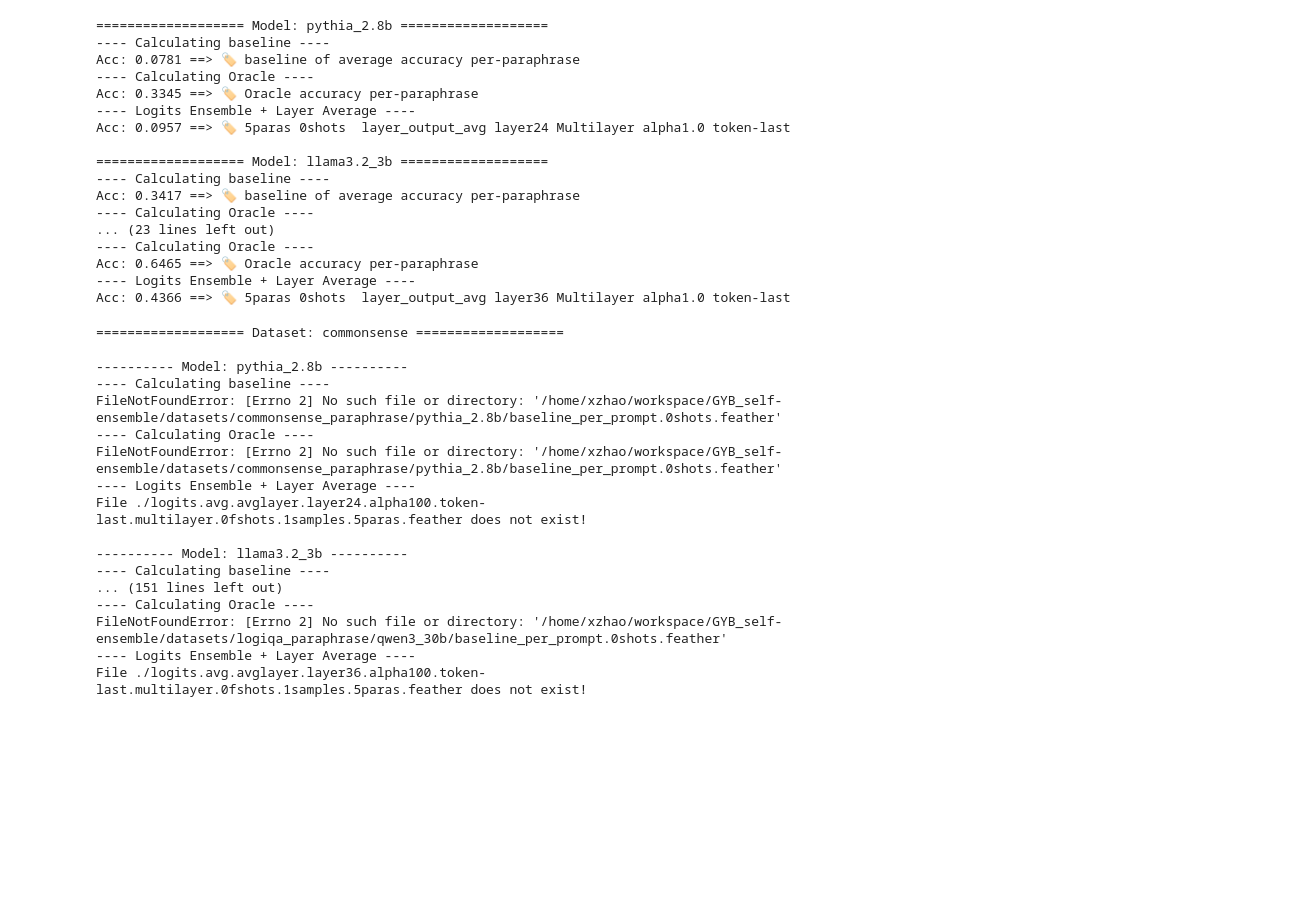
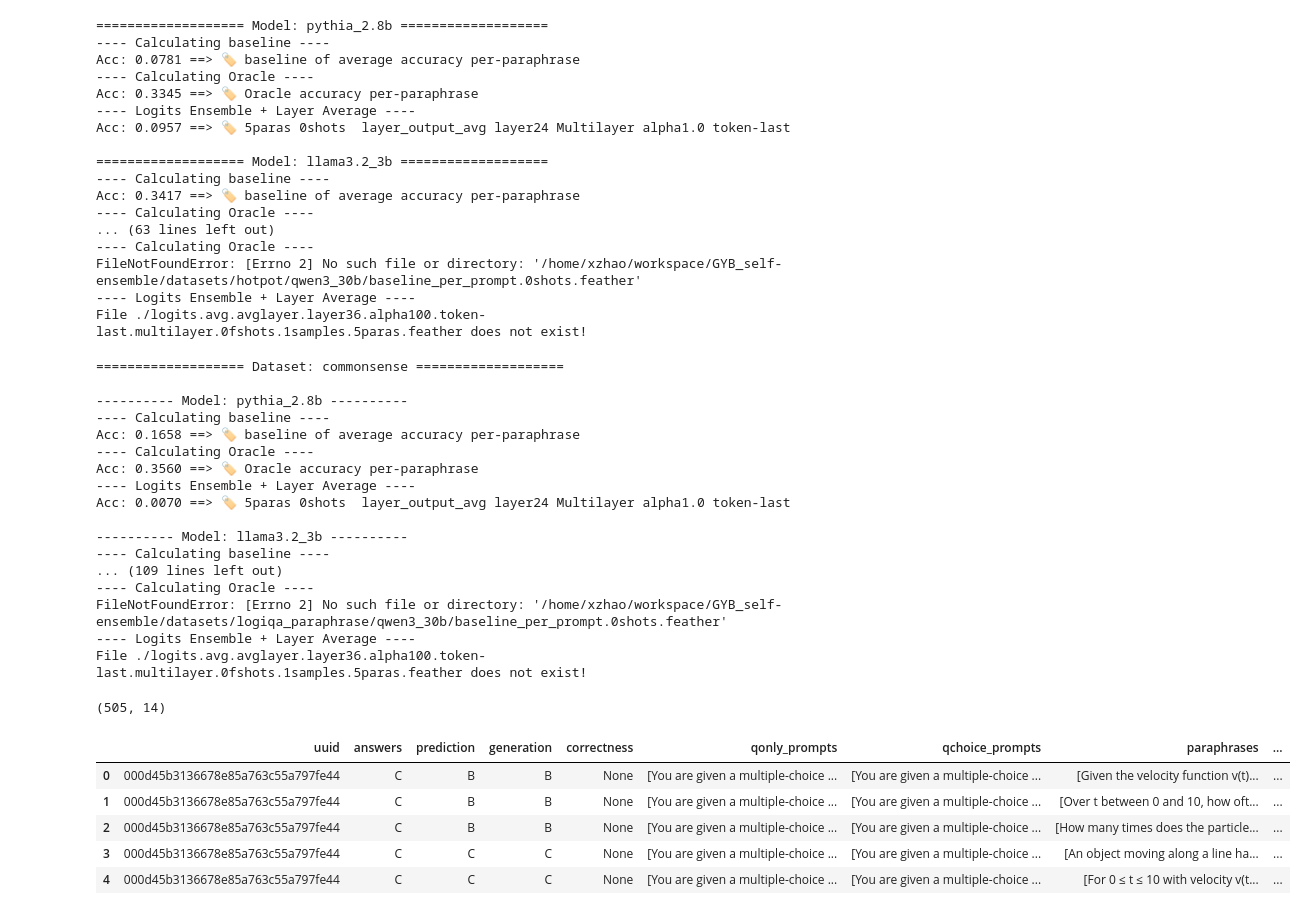
Before and after one commit to GuoYibo233/GYB_self-ensemble, a Jupyter notebook: notebooks/02_match_eval.ipynb, the cells around one changed output. Drawn from its saved outputs; the diff is of its cells as text; code cells hidden in the pictures; blank space fills up the shorter version.

```diff
--- a/notebooks/02_match_eval.ipynb
+++ b/notebooks/02_match_eval.ipynb
@@ -7,26 +7,26 @@ num_fewshots = 0
 dataset_root = "/home/xzhao/workspace/GYB_self-ensemble/datasets"
 all_models = ["pythia_2.8b", "llama3.2_3b", "qwen2.5_3b", "qwen3_4b", "qwen3_30b"]
 # %%
+ds_names = ["myriadlama", "hotpot"]
 
-ds_name = "myriadlama"
+for ds_name in ds_names:
+    for model_name in all_models:
+        print(f"\n=================== Model: {model_name} ===================")
+        dump_file_prefix = f"{dataset_root}/{ds_name}/{model_name}/{ds_name}."
+        print("---- Calculating baseline ----")
+        calculate_baseline_accuracy(dataset_root, ds_name, model_name, num_fewshots)
 
-for model_name in all_models:
-    print(f"\n=================== Model: {model_name} ===================")
-    dump_file_prefix = f"{dataset_root}/{ds_name}/{model_name}/myriadlama."
-    print("---- Calculating baseline ----")
-    calculate_baseline_accuracy(dataset_root, ds_name, model_name, num_fewshots)
+        print("---- Calculating Oracle ----")
+        calculate_oracle_accuracy(dataset_root, ds_name, model_name, num_fewshots)
 
-    print("---- Calculating Oracle ----")
-    calculate_oracle_accuracy(dataset_root, ds_name, model_name, num_fewshots)
-
-    print("---- Logits Ensemble + Layer Average ----")
-    calculate_parallel_ensemble_accuracy(dump_file_prefix, repeat_paras=False,
-        num_paraphrases=5, num_fewshots=num_fewshots, num_samples=5,
-        logits_ensemble_method="avg",
-        ensemble_method="layer_output_avg",
-        multilayer=True, ensemble_alpha=1.0,
-        ensemble_layer=get_layers(model_name),
-        token_mode="last", use_generation=True)
+        print("---- Logits Ensemble + Layer Average ----")
+        calculate_parallel_ensemble_accuracy(dump_file_prefix, repeat_paras=False,
+            num_paraphrases=5, num_fewshots=num_fewshots, num_samples=5 if ds_name=="myriadlama" else 1,
+            logits_ensemble_method="avg",
+            ensemble_method="layer_output_avg",
+            multilayer=True, ensemble_alpha=1.0,
+            ensemble_layer=get_layers(model_name),
+            token_mode="last", use_generation=True)
 # %% [output]
 =================== Model: pythia_2.8b ===================
 ---- Calculating baseline ----
@@ -40,14 +40,14 @@ Acc: 0.0957 ==> 🏷️ 5paras 0shots  layer_output_avg layer24 Multilayer alpha
 ---- Calculating baseline ----
 Acc: 0.3417 ==> 🏷️ baseline of average accuracy per-paraphrase
 ---- Calculating Oracle ----
-... (23 lines left out)
+... (63 lines left out)
 ---- Calculating Oracle ----
-Acc: 0.6465 ==> 🏷️ Oracle accuracy per-paraphrase
+FileNotFoundError: [Errno 2] No such file or directory: '/home/xzhao/workspace/GYB_self-ensemble/datasets/hotpot/qwen3_30b/baseline_per_prompt.0shots.feather'
 ---- Logits Ensemble + Layer Average ----
-Acc: 0.4366 ==> 🏷️ 5paras 0shots  layer_output_avg layer36 Multilayer alpha1.0 token-last
+File ./logits.avg.avglayer.layer36.alpha100.token-last.multilayer.0fshots.1samples.5paras.feather does not exist!
 # %%
 
-for ds_name in ["commonsense", "hotpot", "mmlu", "logiqa"]:
+for ds_name in ["commonsense", "mmlu", "logiqa"]:
 # for ds_name in ["logiqa"]:
     print(f"\n=================== Dataset: {ds_name} ===================")
     num_fewshots = 0
@@ -74,20 +74,34 @@ for ds_name in ["commonsense", "hotpot", "mmlu", "logiqa"]:
 
 ---------- Model: pythia_2.8b ----------
 ---- Calculating baseline ----
-FileNotFoundError: [Errno 2] No such file or directory: '/home/xzhao/workspace/GYB_self-ensemble/datasets/commonsense_paraphrase/pythia_2.8b/baseline_per_prompt.0shots.feather'
+Acc: 0.1658 ==> 🏷️ baseline of average accuracy per-paraphrase
 ---- Calculating Oracle ----
-FileNotFoundError: [Errno 2] No such file or directory: '/home/xzhao/workspace/GYB_self-ensemble/datasets/commonsense_paraphrase/pythia_2.8b/baseline_per_prompt.0shots.feather'
+Acc: 0.3560 ==> 🏷️ Oracle accuracy per-paraphrase
 ---- Logits Ensemble + Layer Average ----
-File ./logits.avg.avglayer.layer24.alpha100.token-last.multilayer.0fshots.1samples.5paras.feather does not exist!
+Acc: 0.0070 ==> 🏷️ 5paras 0shots  layer_output_avg layer24 Multilayer alpha1.0 token-last
 
 ---------- Model: llama3.2_3b ----------
 ---- Calculating baseline ----
-... (151 lines left out)
+... (109 lines left out)
 ---- Calculating Oracle ----
 FileNotFoundError: [Errno 2] No such file or directory: '/home/xzhao/workspace/GYB_self-ensemble/datasets/logiqa_paraphrase/qwen3_30b/baseline_per_prompt.0shots.feather'
 ---- Logits Ensemble + Layer Average ----
 File ./logits.avg.avglayer.layer36.alpha100.token-last.multilayer.0fshots.1samples.5paras.feather does not exist!
 # %%
-# import pandas as pd
-# filename = "/home/xzhao/workspace/GYB_self-ensemble/datasets/commonsense_paraphrase/qwen2.5_3b/commonsenseparaphrase.logits.avg.avglayer.layer27.alpha100.token-last.multilayer.0fshots.1samples.5paras.feather"
-# pd.read_feather(filename)
+import pandas as pd
+# filename = "/home/xzhao/workspace/GYB_self-ensemble/datasets/mmlu-debug/llama3.2_1b/baseline_per_prompt.0shots.feather"
+filename = "/home/xzhao/workspace/GYB_self-ensemble/datasets/mmlu-debug/llama3.2_1b/mmluparaphrase.ppl.baseline.5paras.feather"
+# %%
+df = pd.read_feather(filename)
+df.shape
+# %% [output]
+(505, 14)
+# %%
+df[df['uuid'] == df['uuid'].tolist()[0]]
+# %% [output]
+|  | uuid | answers | prediction | generation | correctness | qonly_prompts | qchoice_prompts | paraphrases | ... |
+| 0 | 000d45b3136678e85a763c55a797fe44 | C | B | B | None | [You are given a multiple-choice ... | [You are given a multiple-choice ... | [Given the velocity function v(t)... | ... |
+| 1 | 000d45b3136678e85a763c55a797fe44 | C | B | B | None | [You are given a multiple-choice ... | [You are given a multiple-choice ... | [Over t between 0 and 10, how oft... | ... |
+| 2 | 000d45b3136678e85a763c55a797fe44 | C | B | B | None | [You are given a multiple-choice ... | [You are given a multiple-choice ... | [How many times does the particle... | ... |
+| 3 | 000d45b3136678e85a763c55a797fe44 | C | C | C | None | [You are given a multiple-choice ... | [You are given a multiple-choice ... | [An object moving along a line ha... | ... |
+| 4 | 000d45b3136678e85a763c55a797fe44 | C | C | C | None | [You are given a multiple-choice ... | [You are given a multiple-choice ... | [For 0 ≤ t ≤ 10 with velocity v(t... | ... |
```
Also changed, not shown: parts of 1 cell of this notebook, 7 other files.
